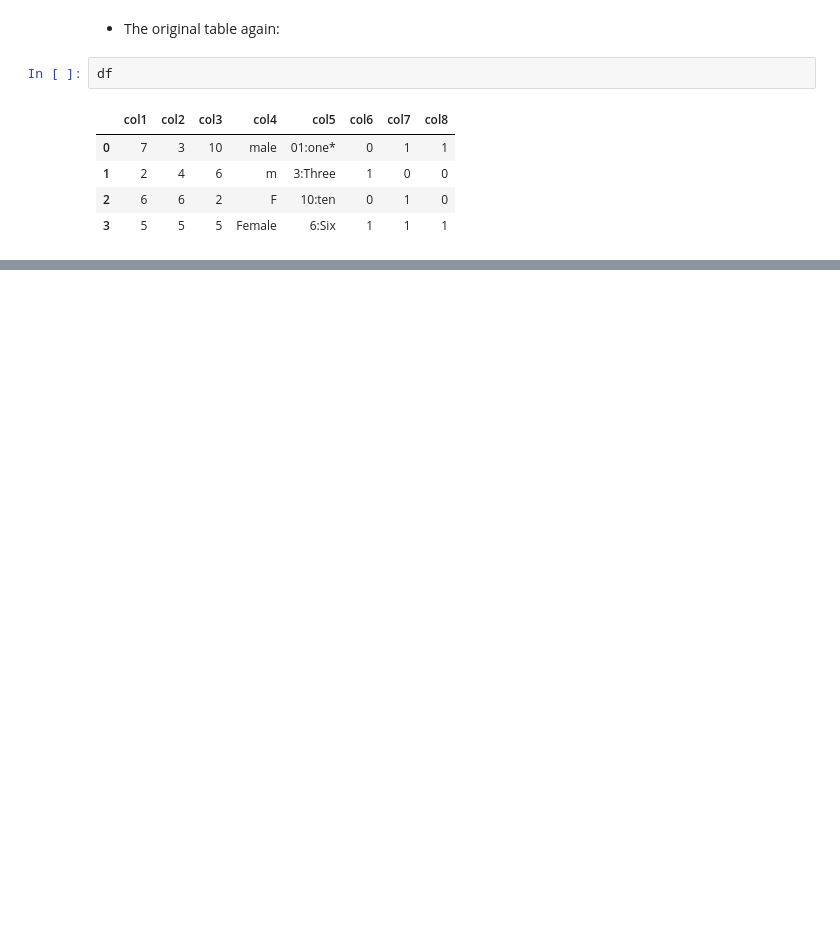
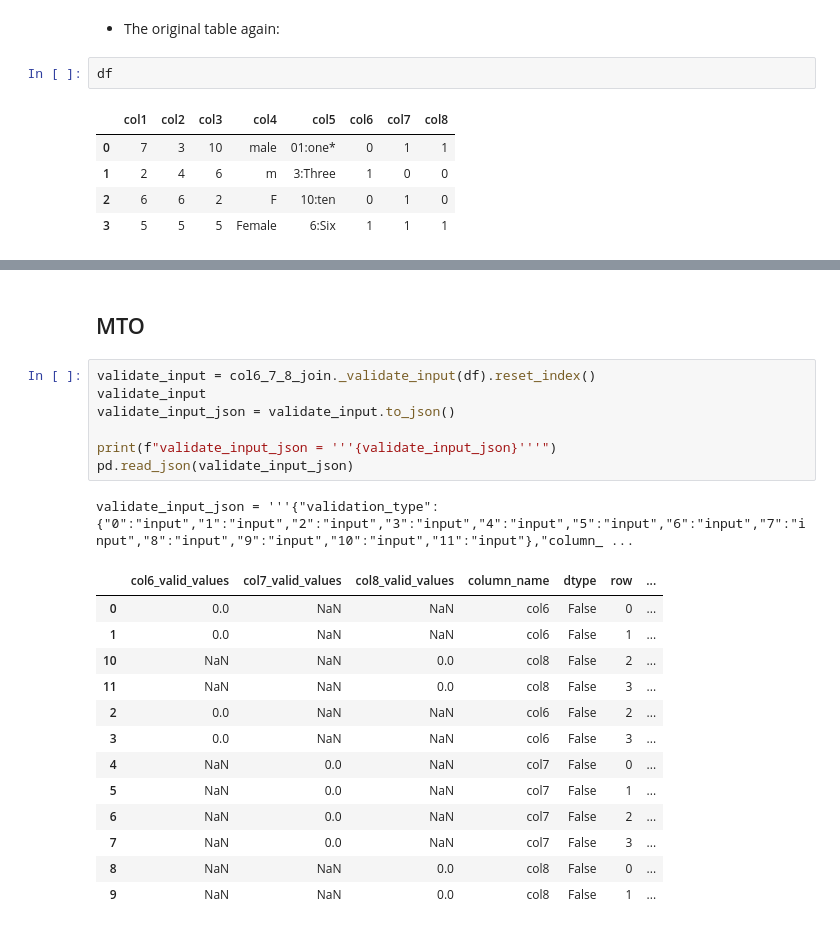
Before and after one commit to xguse/table_enforcer, a Jupyter notebook: docs/demo_notebook/Usage_Demo.ipynb, the cells around one changed output, grey strips where cells are left out. Cells and saved outputs as stored; diff of their text form; blank space fills up the shorter version.

```diff
--- a/docs/demo_notebook/Usage_Demo.ipynb
+++ b/docs/demo_notebook/Usage_Demo.ipynb
@@ -818,0 +918,24 @@ df
+# %% [markdown]
+## MTO
+# %%
+validate_input = col6_7_8_join._validate_input(df).reset_index()
+validate_input
+validate_input_json = validate_input.to_json()
+
+print(f"validate_input_json = '''{validate_input_json}'''")
+pd.read_json(validate_input_json)
+# %% [output]
+validate_input_json = '''{"validation_type":{"0":"input","1":"input","2":"input","3":"input","4":"input","5":"input","6":"input","7":"input","8":"input","9":"input","10":"input","11":"input"},"column_ ...
+|  | col6_valid_values | col7_valid_values | col8_valid_values | column_name | dtype | row | ... |
+| 0 | 0.0 | NaN | NaN | col6 | False | 0 | ... |
+| 1 | 0.0 | NaN | NaN | col6 | False | 1 | ... |
+| 10 | NaN | NaN | 0.0 | col8 | False | 2 | ... |
+| 11 | NaN | NaN | 0.0 | col8 | False | 3 | ... |
+| 2 | 0.0 | NaN | NaN | col6 | False | 2 | ... |
+| 3 | 0.0 | NaN | NaN | col6 | False | 3 | ... |
+| 4 | NaN | 0.0 | NaN | col7 | False | 0 | ... |
+| 5 | NaN | 0.0 | NaN | col7 | False | 1 | ... |
+| 6 | NaN | 0.0 | NaN | col7 | False | 2 | ... |
+| 7 | NaN | 0.0 | NaN | col7 | False | 3 | ... |
+| 8 | NaN | NaN | 0.0 | col8 | False | 0 | ... |
+| 9 | NaN | NaN | 0.0 | col8 | False | 1 | ... |
```
Also changed, not shown: parts of 27 cells of this notebook, 1 other file.
